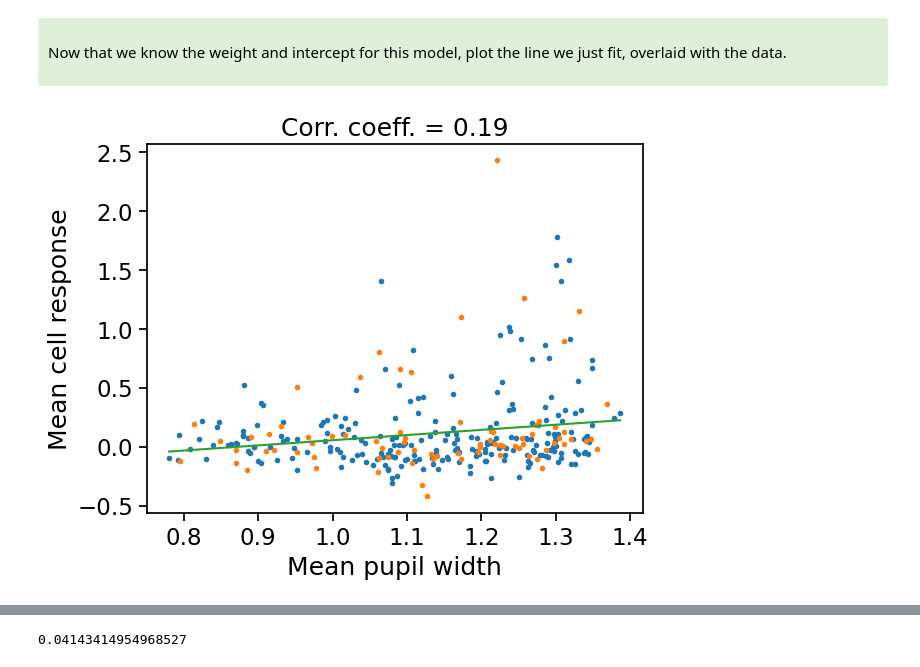
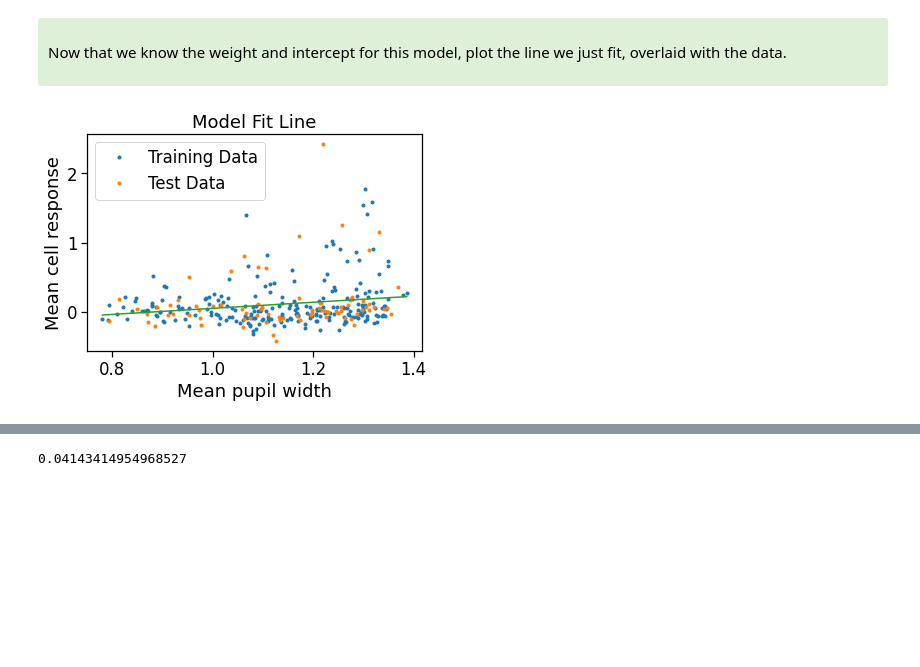
Before and after one commit to mattjdavis/SWDB_2024_Physiology, a Jupyter notebook: code/solutions/SWDB2024_Day2_Workshop1 - Solutions.ipynb, the cells around one changed output, grey strips where cells are left out. Cells and saved outputs as stored; diff of their text form; code cells hidden in the pictures; blank space fills up the shorter version.

```diff
--- a/code/solutions/SWDB2024_Day2_Workshop1 - Solutions.ipynb
+++ b/code/solutions/SWDB2024_Day2_Workshop1 - Solutions.ipynb
@@ -285,8 +285,8 @@ The code below shows you how to use the `VisualBehaviorOphysProjectCache` class
 # %%
 # This is the directory where files will be saved
 # If using Code Ocean, this should link to the data directory, where the files will already be available
-# output_dir = r'/scratch/'
-output_dir = r'/Users/marinag/Documents/Data/visual_behavior_ophys_cache_dir'
+output_dir = r'/scratch/'
+#output_dir = r'/Users/marinag/Documents/Data/visual_behavior_ophys_cache_dir'
 # %%
 # import behavior projet cache class from SDK to be able to load the data
 from allensdk.brain_observatory.behavior.behavior_project_cache import VisualBehaviorOphysProjectCache
@@ -1741,13 +1747,14 @@ Now that we know the weight and intercept for this model, plot the line we just
 # %%
 # Plot x and y values
 fig,ax = plt.subplots()
-ax.plot(X_train, y_train,'.')
-ax.plot(X_test, y_test,'.')
+ax.plot(X_train, y_train,'.', label='Training Data')
+ax.plot(X_test, y_test,'.', label='Test Data')
 # Plot the fit
 xx = [np.min(X), np.max(X)]
 ax.plot(xx,LR.coef_*xx+LR.intercept_)
 ax.set_xlabel('Mean pupil width')
 ax.set_ylabel('Mean cell response')
-ax.set_title('Corr. coeff. = {:.2}'.format(pearson_corr));
+ax.set_title('Model Fit Line')
+ax.legend();
 # %% [output]
-[figure, old version]
+[figure, new version]
```
Also changed, not shown: parts of 94 cells of this notebook, 4 other files.
